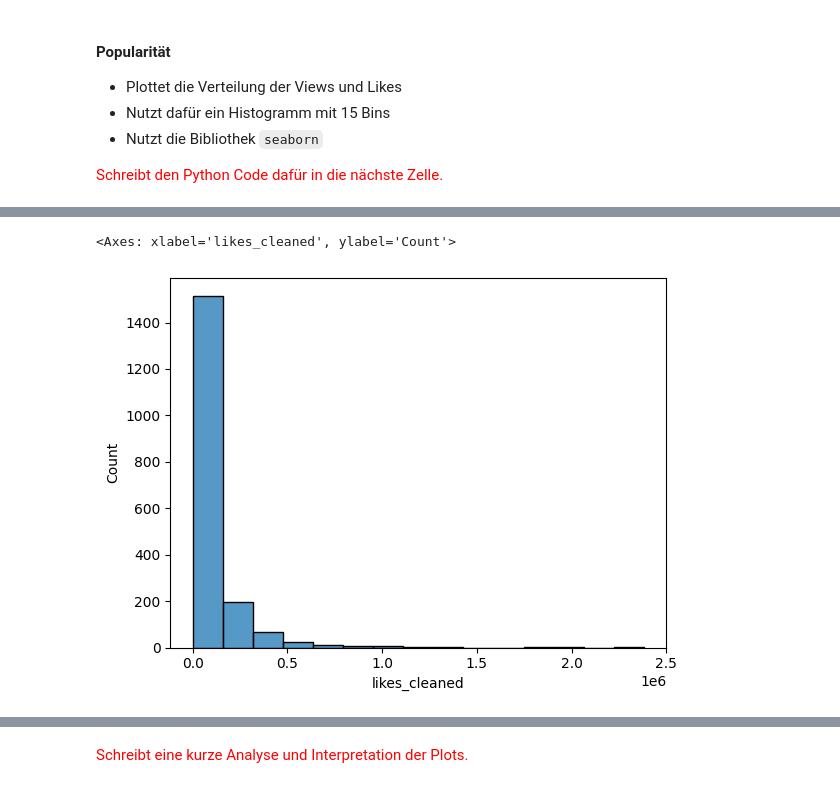
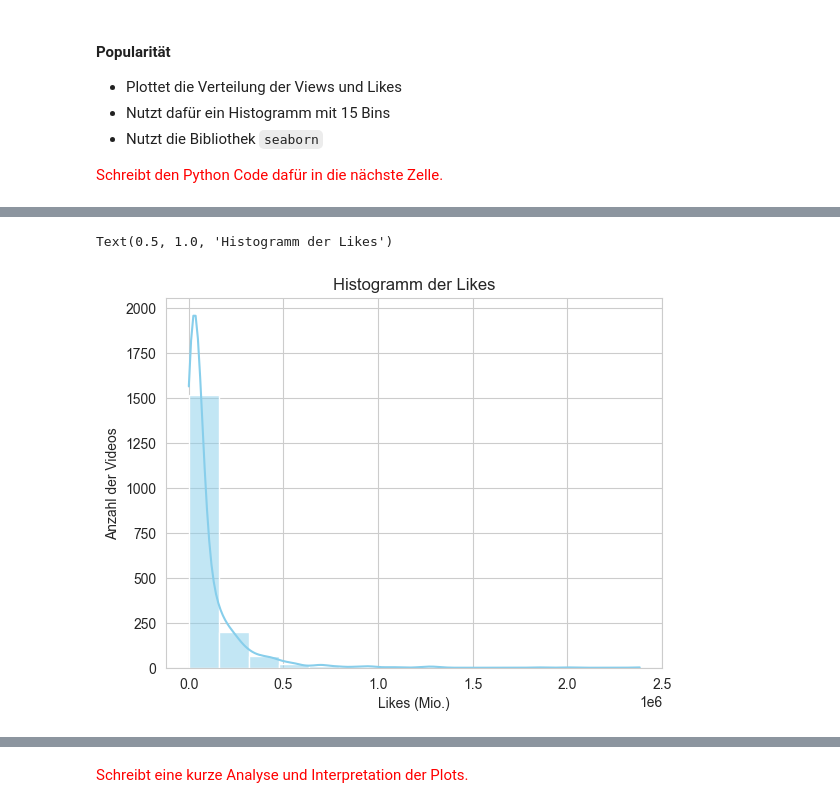
Before and after one commit to Alisa-Stoyanova/data_science, a Jupyter notebook: Praktikum_1/01_Datenanalyse.ipynb, the cells around one changed output, grey strips where cells are left out. Saved outputs shown, nothing was run; the diff lists cells and outputs as text; code cells hidden in the pictures.

```diff
--- a/Praktikum_1/01_Datenanalyse.ipynb
+++ b/Praktikum_1/01_Datenanalyse.ipynb
@@ -421,6 +400,8 @@ Es werden nur die Gamingdaten benötigt.
 <span style="color:red">Schreibt den Python Code dafür in die nächste Zelle.</span>
 # %%
 # TODO: Hier soll euer Code stehen.
+gaming_data = youtube_data.loc[(youtube_data['category_name'] == 'Gaming')]
+gaming_data
 # %% [output]
 |  | published_at | channel | title | duration | caption | licensed_content | projection | trend_time_hours | ... |
 | 2 | 2021-04-03 13:00:14+00:00 | Brawl Stars | Brawl Stars: Brawl Talk! Two New ... | 255 | True | True | rectangular | 26.125556 | ... |
@@ -474,7 +475,11 @@ Die Daten werden basierend auf den folgenden Kriterien analysiert:
 # %%
 # TODO: Hier soll euer Code stehen.
+sns.histplot(x=gaming_data['likes_cleaned'], bins=15, color='skyblue', label='Views', kde=True)
+plt.xlabel('Likes (Mio.)')
+plt.ylabel('Anzahl der Videos')
+plt.title('Histogramm der Likes')
 # %% [output]
-<Axes: xlabel='likes_cleaned', ylabel='Count'>
+Text(0.5, 1.0, 'Histogramm der Likes')
-[figure, old version]
+[figure, new version]
 # %%
 # Diese Zelle nicht ausführen, sonst verschwindet der Output!
```
Also changed, not shown: parts of 24 cells of this notebook, 2 other files.
